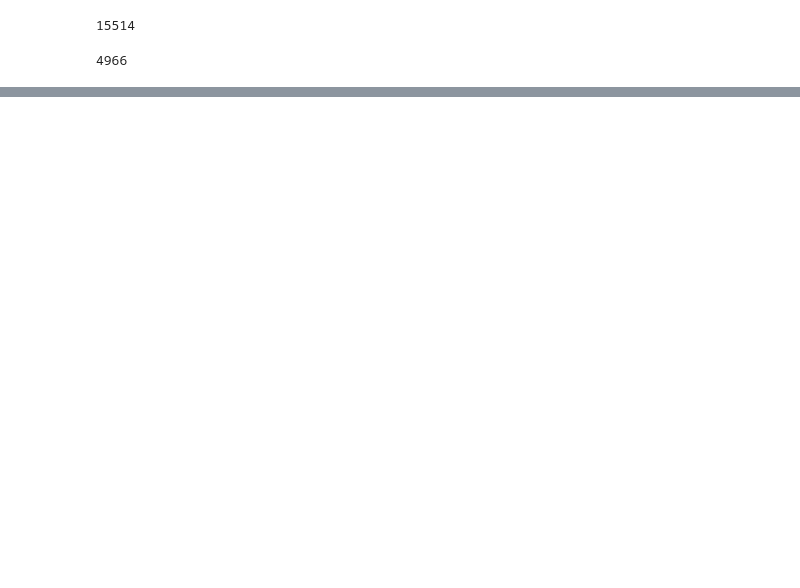
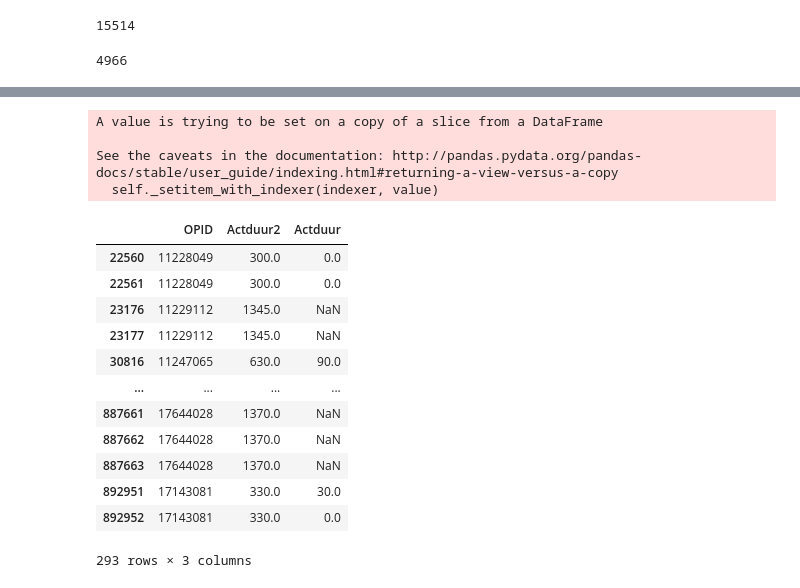
Before and after one commit to Jullian-v-k/Project-Parking-Behaviour-Amsterdam, a Jupyter notebook: Schedules_filtering/Ovin_schedules.ipynb, the cells around one changed output, grey strips where cells are left out. Cells and saved outputs as stored; diff of their text form; code cells hidden in the pictures; blank space fills up the shorter version.

```diff
--- a/Schedules_filtering/Ovin_schedules.ipynb
+++ b/Schedules_filtering/Ovin_schedules.ipynb
@@ -144,0 +166,4 @@ ovin[['OPID','Amsterdam_vpl']]
+# %%
+Filtered_ovin['doel_recoded'] = recode_doel(Filtered_ovin['Doel'].copy())
+#pd.crosstab(Filtered_ovin['doel_recoded'],Filtered_ovin['AankPC'])[PC4_Amsterdam]
+Filtered_ovin['doel_recoded']
@@ -144,0 +183,18 @@ ovin[['OPID','Amsterdam_vpl']]
+# %%
+def compute_activity_time(df):
+    df['Actduur2'] = df['Actduur'].copy()
+    for i in range(0,(len(df)-1)):
+        if df['VerplID'].iloc[i] == df['VerplID'].iloc[i-1]: # If its the same VerplID we have the same action duration as the previous
+            df['Actduur2'].iloc[i] = df['Actduur2'].iloc[i-1]
+        elif df['OPID'].iloc[i] != df['OPID'].iloc[i+1]: # can we compute the activity time? if its the last trip we cant
+            df['Actduur2'].iloc[i] = pd.NaT
+        elif pd.isnull(df['VertTijd'].iloc[i+1]): # if the next record does not have a arrival/departure time skip a record
+            df['Actduur2'].iloc[i] = df['VertTijd'].iloc[i+2]-df['AankTijd'].iloc[i]
+        elif pd.isnull(df['AankTijd'].iloc[i]): # If the record itself does not have an arrival/departure time take previous activity duration
+            df['Actduur2'].iloc[i] = df['Actduur2'].iloc[i-1]
+        else:
+            df['Actduur2'].iloc[i] = df['VertTijd'].iloc[i+1]-df['AankTijd'].iloc[i]
+    df['Actduur2']= pd.to_timedelta(df['Actduur2'])
+    df['Actduur2'] = pd.to_numeric((df['Actduur2'].dt.total_seconds()/60))
+    df['Actduur2'] = np.where(df['Actduur2']<0,df['Actduur'],df['Actduur2'])
+    return df
@@ -144,0 +216,41 @@ ovin[['OPID','Amsterdam_vpl']]
+# %%
+Filtered_ovin['AankUur'] = np.where(Filtered_ovin['AankUur']>23,Filtered_ovin['AankUur']-24,Filtered_ovin['AankUur'])
+Filtered_ovin['VertUur'] = np.where(Filtered_ovin['VertUur']>23,Filtered_ovin['VertUur']-24,Filtered_ovin['VertUur'])
+
+Filtered_ovin['Datum'] = Filtered_ovin['Jaar'].astype(str) + '-' + Filtered_ovin['Maand'].astype(str) + '-' + Filtered_ovin['Dag'].astype(str)
+Filtered_ovin['VertTijd'] = Filtered_ovin['VertUur'].astype(str) + ':0' + Filtered_ovin['VertMin'].astype(str) + ':00'
+Filtered_ovin['AankTijd'] = Filtered_ovin['AankUur'].astype(str) + ':0' + Filtered_ovin['AankMin'].astype(str) + ':00'
+
+Filtered_ovin['Datum'] = pd.to_datetime(Filtered_ovin['Datum'])
+Filtered_ovin['AankTijd'] = pd.to_datetime(Filtered_ovin['AankTijd'],errors = 'coerce')
+Filtered_ovin['VertTijd'] = pd.to_datetime(Filtered_ovin['VertTijd'],errors = 'coerce')
+
+Filtered_ovin = compute_activity_time(Filtered_ovin)
+# %% [output]
+A value is trying to be set on a copy of a slice from a DataFrame
+
+See the caveats in the documentation: http://pandas.pydata.org/pandas-docs/stable/user_guide/indexing.html#returning-a-view-versus-a-copy
+  self._setitem_with_indexer(indexer, value)
+# %%
+# This is to see which activity duration are computed compared to what is given.
+
+Filtered_ovin['compare_result'] = np.isclose(Filtered_ovin['Actduur2'],Filtered_ovin['Actduur'],equal_nan = True)
+#Filtered_ovin[['Actduur2','Actduur','compare_result']]
+Filtered_ovin[['OPID','Actduur2','Actduur']][Filtered_ovin['compare_result'] == False]
+#Filtered_ovin['Actduur2']
+#Filtered_ovin['OPID'][Filtered_ovin['Actduur2'] == 0]
+#Filtered_ovin.to_csv(r'C:\Users\jullian\Desktop\Jullian\Jullian\Data\SimPark\Jullian\Schedules_filtering\Filtered_ovin_Actduur2.csv')
+# %% [output]
+|  | OPID | Actduur2 | Actduur |
+| 22560 | 11228049 | 300.0 | 0.0 |
+| 22561 | 11228049 | 300.0 | 0.0 |
+| 23176 | 11229112 | 1345.0 | NaN |
+| 23177 | 11229112 | 1345.0 | NaN |
+| 30816 | 11247065 | 630.0 | 90.0 |
+| ... | ... | ... | ... |
+| 887661 | 17644028 | 1370.0 | NaN |
+| 887662 | 17644028 | 1370.0 | NaN |
+| 887663 | 17644028 | 1370.0 | NaN |
+| 892951 | 17143081 | 330.0 | 30.0 |
+| 892952 | 17143081 | 330.0 | 0.0 |
+293 rows × 3 columns
```
Also changed, not shown: parts of 18 cells of this notebook, 8 other files.
